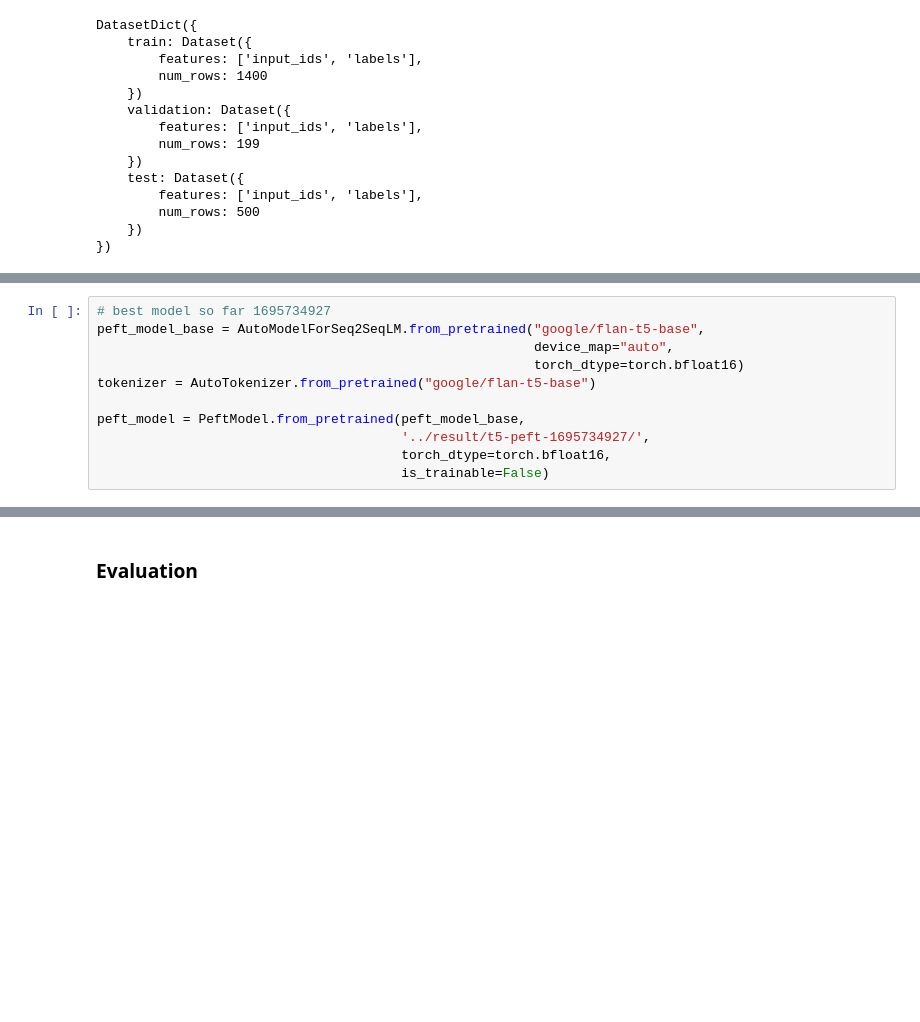
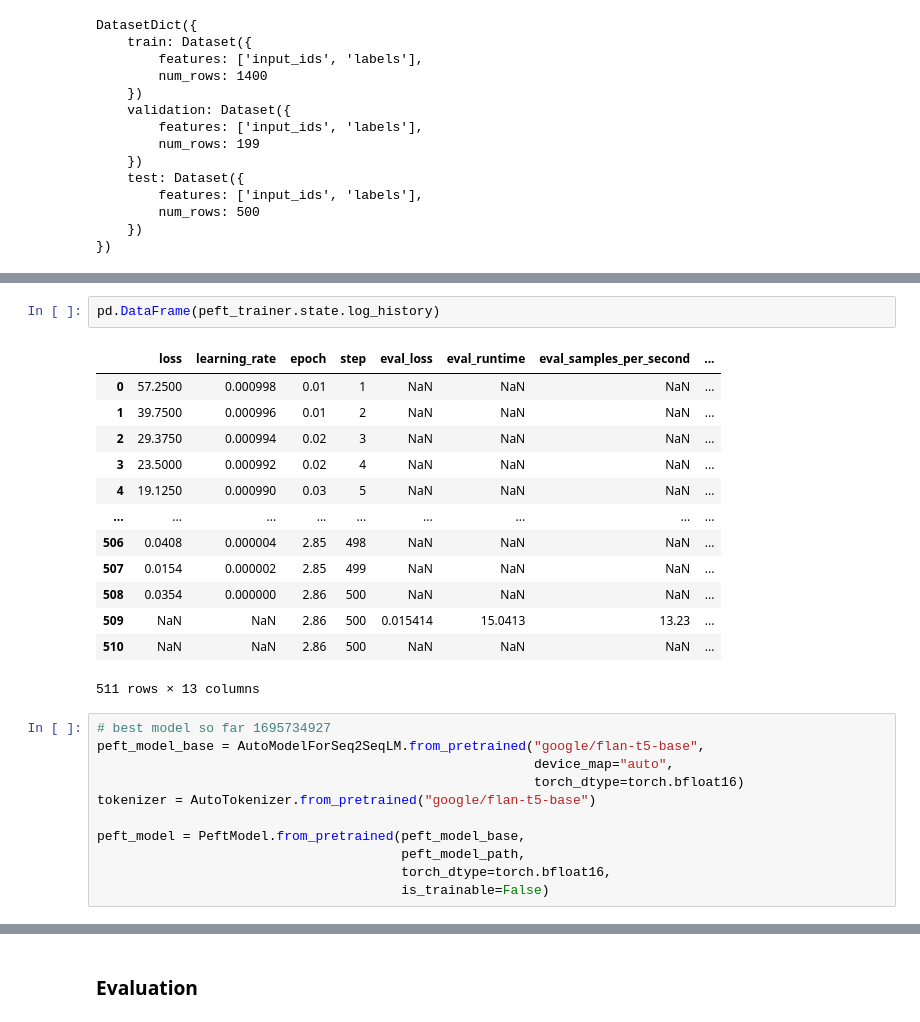
Before and after one commit to srsani/hvdu, a Jupyter notebook: src/notebooks/9_0_seq2seq_t5.ipynb, the cells around one changed output, grey strips where cells are left out. Saved outputs shown, nothing was run; the diff lists cells and outputs as text; blank space fills up the shorter version.

```diff
--- a/src/notebooks/9_0_seq2seq_t5.ipynb
+++ b/src/notebooks/9_0_seq2seq_t5.ipynb
@@ -444,3 +449,19 @@ tokenizer.save_pretrained(peft_model_path)
+# %%
+pd.DataFrame(peft_trainer.state.log_history)
+# %% [output]
+|  | loss | learning_rate | epoch | step | eval_loss | eval_runtime | eval_samples_per_second | ... |
+| 0 | 57.2500 | 0.000998 | 0.01 | 1 | NaN | NaN | NaN | ... |
+| 1 | 39.7500 | 0.000996 | 0.01 | 2 | NaN | NaN | NaN | ... |
+| 2 | 29.3750 | 0.000994 | 0.02 | 3 | NaN | NaN | NaN | ... |
+| 3 | 23.5000 | 0.000992 | 0.02 | 4 | NaN | NaN | NaN | ... |
+| 4 | 19.1250 | 0.000990 | 0.03 | 5 | NaN | NaN | NaN | ... |
+| ... | ... | ... | ... | ... | ... | ... | ... | ... |
+| 506 | 0.0408 | 0.000004 | 2.85 | 498 | NaN | NaN | NaN | ... |
+| 507 | 0.0154 | 0.000002 | 2.85 | 499 | NaN | NaN | NaN | ... |
+| 508 | 0.0354 | 0.000000 | 2.86 | 500 | NaN | NaN | NaN | ... |
+| 509 | NaN | NaN | 2.86 | 500 | 0.015414 | 15.0413 | 13.23 | ... |
+| 510 | NaN | NaN | 2.86 | 500 | NaN | NaN | NaN | ... |
+511 rows × 13 columns
 # %%
 # best model so far 1695734927
 peft_model_base = AutoModelForSeq2SeqLM.from_pretrained("google/flan-t5-base",
@@ -449,7 +470,7 @@ peft_model_base = AutoModelForSeq2SeqLM.from_pretrained("google/flan-t5-base",
 tokenizer = AutoTokenizer.from_pretrained("google/flan-t5-base")
 
 peft_model = PeftModel.from_pretrained(peft_model_base,
-                                       '../result/t5-peft-1695734927/',
+                                       peft_model_path,
                                        torch_dtype=torch.bfloat16,
                                        is_trainable=False)
 # %%
```
Also changed, not shown: parts of 18 cells of this notebook.
